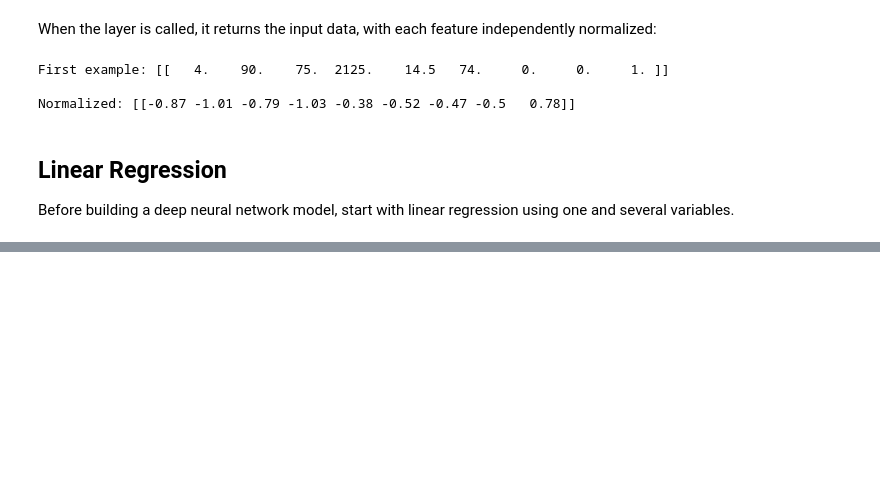
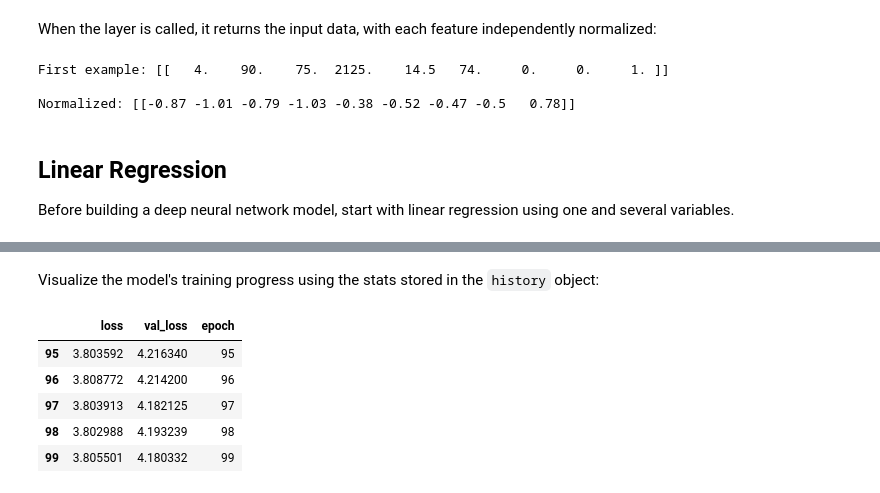
Before and after one commit to crdcamp/ml-learning-linear-regression, a Jupyter notebook: tensorflow_linear_regression.ipynb, the cells around one changed output, grey strips where cells are left out. Drawn from its saved outputs; the diff is of its cells as text; code cells hidden in the pictures; blank space fills up the shorter version.

```diff
--- a/tensorflow_linear_regression.ipynb
+++ b/tensorflow_linear_regression.ipynb
@@ -239,0 +373,13 @@ There are two steps in your single-variable linear regression model:
+# %% [markdown]
+Visualize the model's training progress using the stats stored in the `history` object:
+# %%
+hist = pd.DataFrame(history.history)
+hist["epoch"] = history.epoch
+hist.tail()
+# %% [output]
+|  | loss | val_loss | epoch |
+| 95 | 3.803592 | 4.216340 | 95 |
+| 96 | 3.808772 | 4.214200 | 96 |
+| 97 | 3.803913 | 4.182125 | 97 |
+| 98 | 3.802988 | 4.193239 | 98 |
+| 99 | 3.805501 | 4.180332 | 99 |
```
Also changed, not shown: parts of 18 cells of this notebook.
